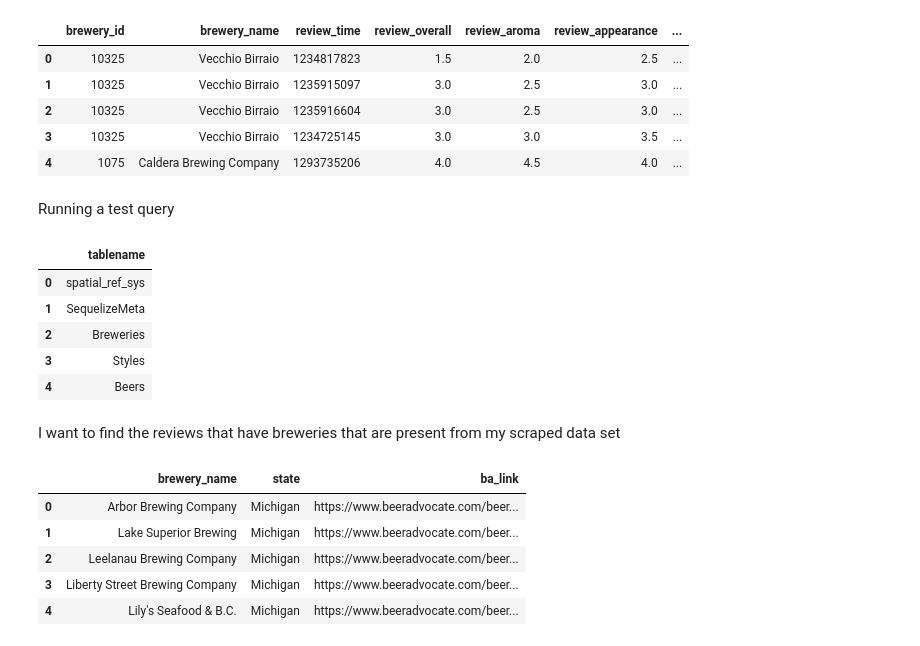
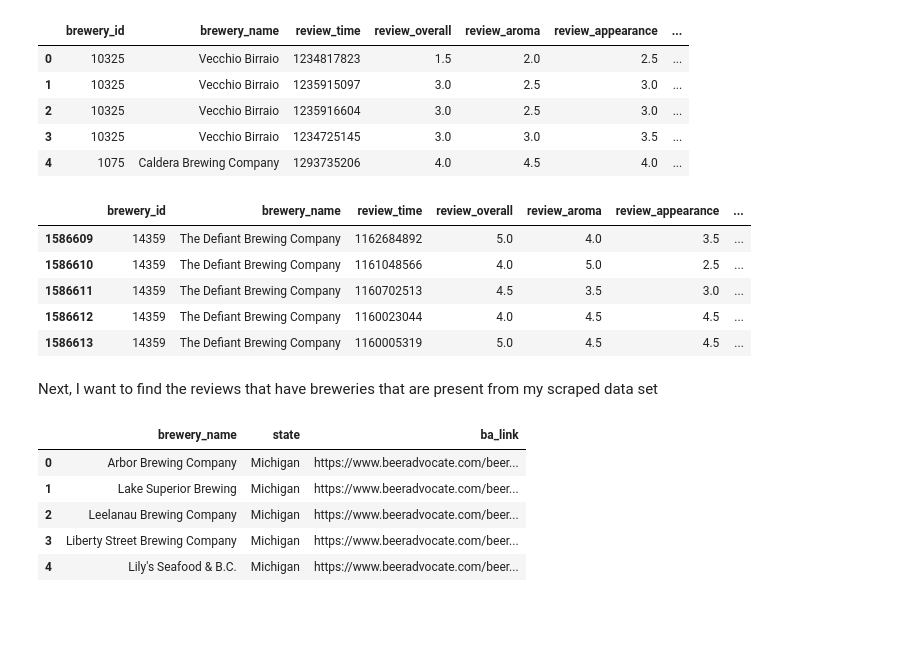
Before and after one commit to rajangdavis/getcraftbeer_eda, a Jupyter notebook: notebooks/Joining Datasets.ipynb, the cells around one changed output. Saved outputs shown, nothing was run; the diff lists cells and outputs as text; code cells hidden in the pictures; blank space fills up the shorter version.

```diff
--- a/notebooks/Joining Datasets.ipynb
+++ b/notebooks/Joining Datasets.ipynb
@@ -33,16 +52,14 @@ engine = create_engine(f'postgresql://postgres:{pg_pass}@127.0.0.1:5432/craft_be
-# %% [markdown]
-Running a test query
-# %%
-pd.read_sql("SELECT tablename FROM pg_catalog.pg_tables WHERE schemaname='public' LIMIT 5", con=engine)
-# %% [output]
-|  | tablename |
-| 0 | spatial_ref_sys |
-| 1 | SequelizeMeta |
-| 2 | Breweries |
-| 3 | Styles |
-| 4 | Beers |
+# %%
+beer_reviews.tail()
+# %% [output]
+|  | brewery_id | brewery_name | review_time | review_overall | review_aroma | review_appearance | ... |
+| 1586609 | 14359 | The Defiant Brewing Company | 1162684892 | 5.0 | 4.0 | 3.5 | ... |
+| 1586610 | 14359 | The Defiant Brewing Company | 1161048566 | 4.0 | 5.0 | 2.5 | ... |
+| 1586611 | 14359 | The Defiant Brewing Company | 1160702513 | 4.5 | 3.5 | 3.0 | ... |
+| 1586612 | 14359 | The Defiant Brewing Company | 1160023044 | 4.0 | 4.5 | 4.5 | ... |
+| 1586613 | 14359 | The Defiant Brewing Company | 1160005319 | 5.0 | 4.5 | 4.5 | ... |
 # %% [markdown]
-I want to find the reviews that have breweries that are present from my scraped data set
+Next, I want to find the reviews that have breweries that are present from my scraped data set
 # %%
 beer_review_breweries = beer_reviews[["brewery_name","brewery_id"]].drop_duplicates()
 
```
Also changed, not shown: parts of 35 cells of this notebook, 2 other files.
